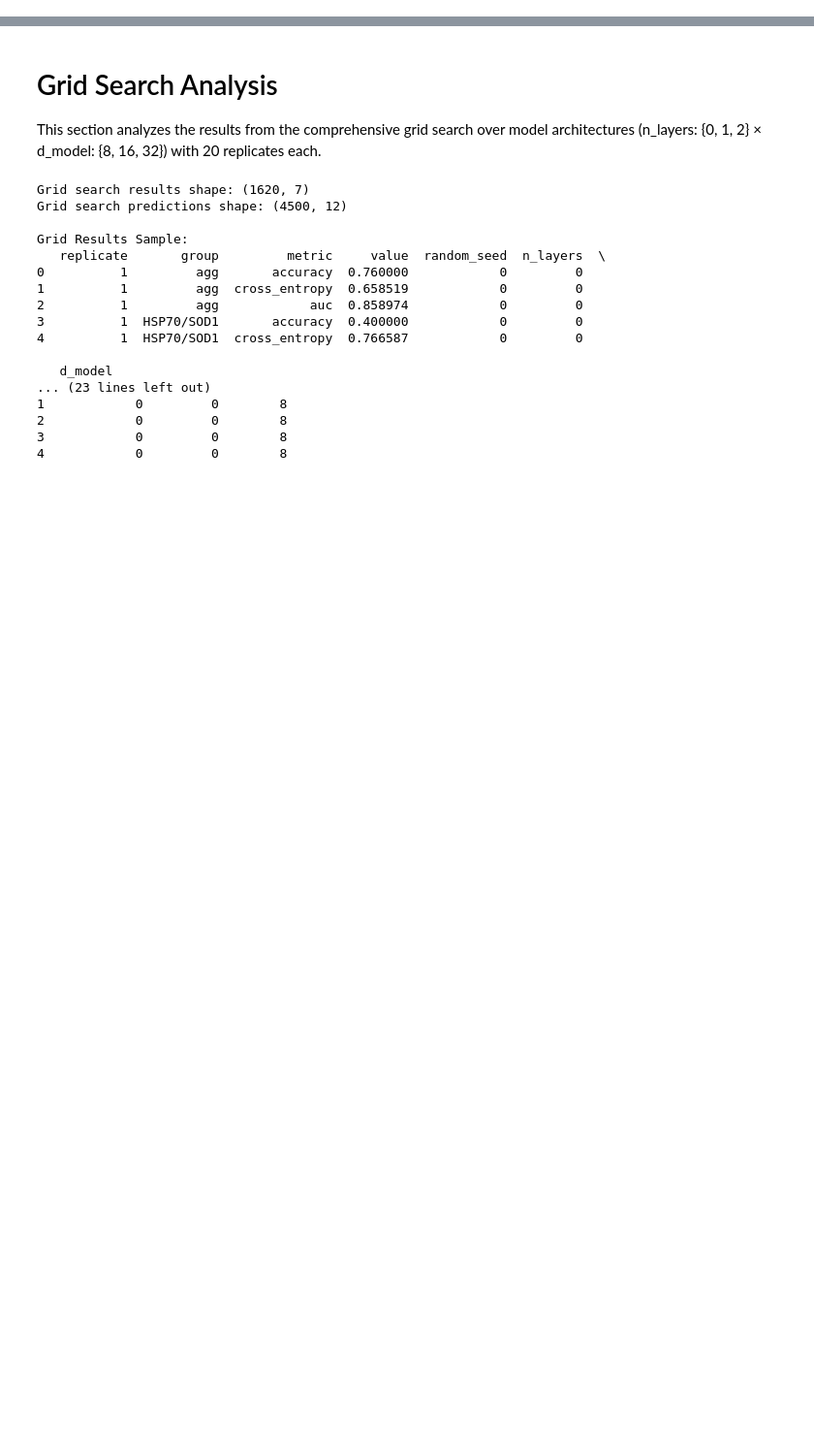
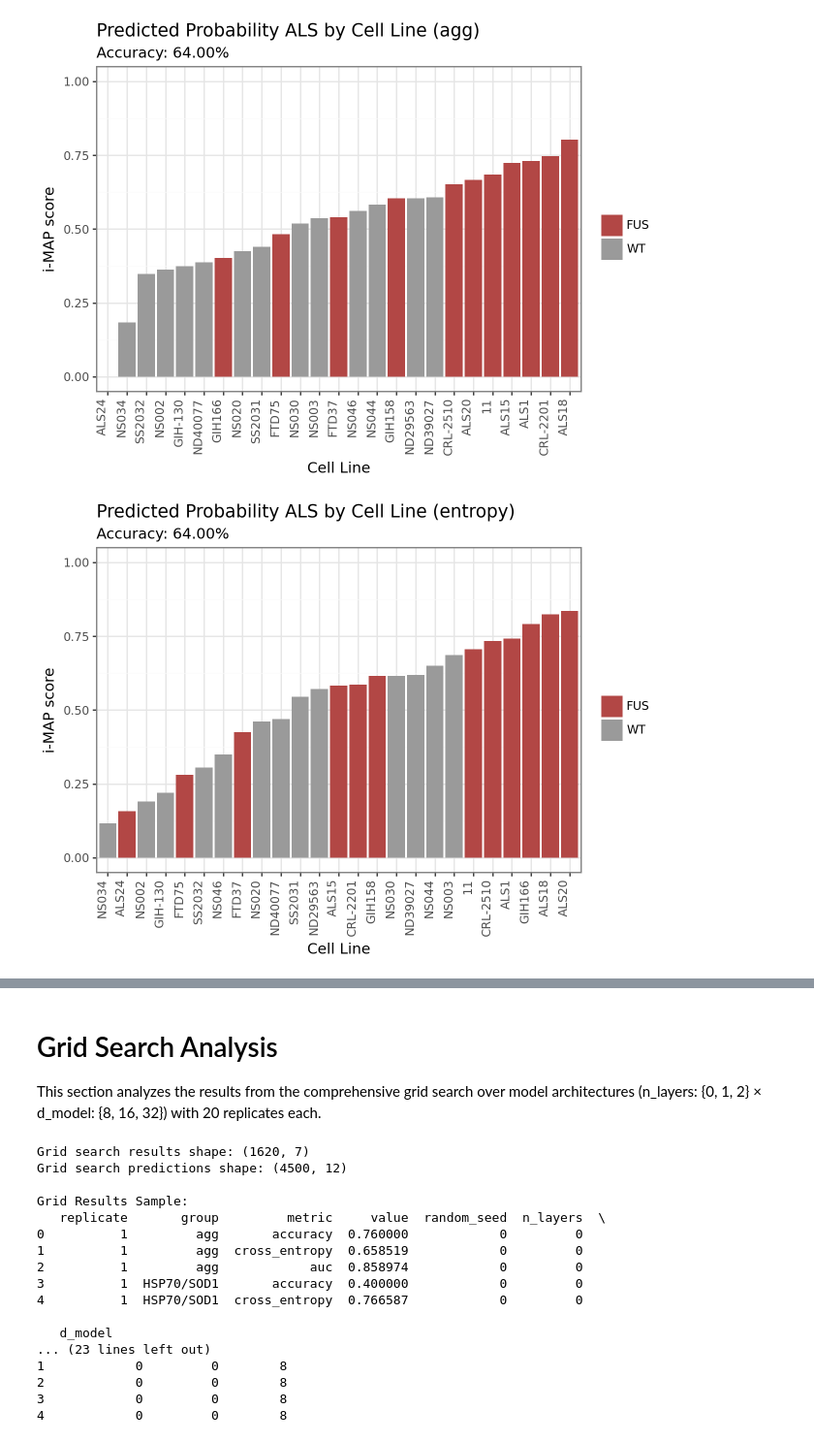
Before and after one commit to AltschulerWu-Lab/maps, a Jupyter notebook: template_analyses/multimarker_binary.ipynb, the cells around one changed output, grey strips where cells are left out. Shown: that part at 97% size. Cells and saved outputs as stored; diff of their text form; code cells hidden in the pictures; blank space fills up the shorter version.

```diff
--- a/template_analyses/multimarker_binary.ipynb
+++ b/template_analyses/multimarker_binary.ipynb
@@ -75,18 +75,17 @@ Test data: (38177, 315)
 # %%
-import importlib
 importlib.reload(data_loaders)
 create_multiantibody_dataloader = data_loaders.create_multiantibody_dataloader
 
-
-dataloader_config.batch_size = 6
+dataloader_config = DataLoaderConfig()
+dataloader_config.batch_size = 8
 train_dataloader = create_multiantibody_dataloader(
     train_screen,
     **vars(dataloader_config)
 )
 
 scalers = train_dataloader._get_scalers()
-dataloader_config.mode = "eval"
-dataloader_config.n_cells = 250
+#dataloader_config.mode = "eval"
+#dataloader_config.n_cells = 500
 test_dataloader = create_multiantibody_dataloader(
     test_screen,
     scalers=scalers,
@@ -233,0 +215,8 @@ for g in groups:
+# %%
+importlib.reload(evaluate)
+eval_model = evaluate.eval
+df, embeddings = eval_model(model, test_dataloader)
+plot_preds(df, groups, label_key)
+# %% [output]
+[figure, added]
+[figure, added]
```
Also changed, not shown: parts of 10 cells of this notebook, 8 other files.
